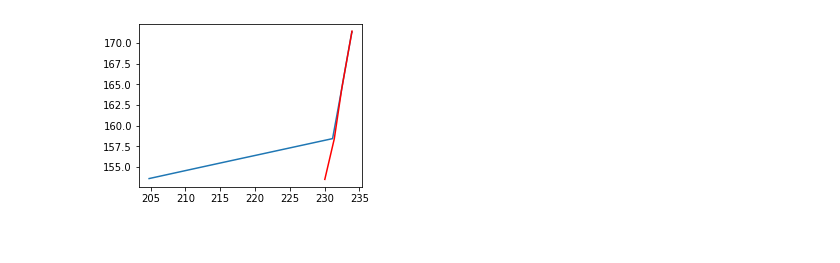
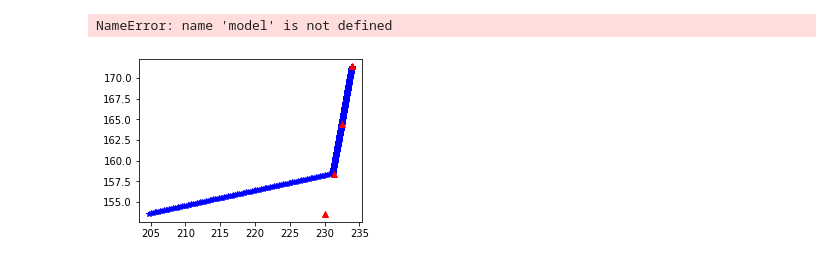
Before and after one commit to sorenhartmann/indoor-location-navigation, a Jupyter notebook: notebooks/1-inital-model.ipynb, the cells around one changed output. Drawn from its saved outputs; the diff is of its cells as text; code cells hidden in the pictures.

```diff
--- a/notebooks/1-inital-model.ipynb
+++ b/notebooks/1-inital-model.ipynb
@@ -18,6 +19,9 @@ height, width = floor.info["map_info"]["height"], floor.info["map_info"]["width"
 floor_uniform = dist.Independent(
     dist.Uniform(low=jnp.array([0, 0]), high=jnp.array([height, width])), 1
 )
+floor_uniform2 = dist.Independent(
+    dist.Uniform(low=jnp.array([-1, -1]), high=jnp.array([1, 1])), 1
+)
 # %%
 def f(carry, noise_t):
   x_pre,sigma = carry
@@ -90,7 +83,14 @@ with handlers.seed(rng_seed=0):
+# %%
+wifi2 = wifi.copy()
+wifi2[:200,:] = np.NAN
+#wifi2[250:,:] = np.NAN
+wifi[200:,:] = np.NAN
+#position[200:,:] = np.NAN
 # %%
 import time
 from jax import random, vmap
 from numpyro.infer import MCMC, NUTS
+import numpy as np
 
 t0 = time.time()
 
@@ -100,6 +100,8 @@ rng_key, rng_key_ = random.split(rng_key)
 pos_is_observed = ~jnp.isnan(position[:, 0])
 pos_is_not_observed = jnp.isnan(position[:, 0])
 
+position2 = position / np.array([width,height])[None,:]-0.5
+
 numpyro.set_host_device_count(4)
 
 nuts_kernel = NUTS(model=initial_model)
@@ -107,7 +109,7 @@ mcmc = MCMC(nuts_kernel, num_samples=1000, num_warmup=1000, num_chains=4)
 mcmc.run(
     rng_key_,
     wifi=jnp.array(wifi),
-    position=jnp.array(position),
+    position=jnp.array(position2),
     pos_is_not_observed=pos_is_not_observed,
     pos_is_observed=pos_is_observed,
 )
@@ -143,0 +220,10 @@ X = hmc_samples["x_0"] + jnp.cumsum(hmc_samples["noises"], axis = 1).transpose((
+# %%
+from numpyro.infer import Predictive
+#initial_model(wifi, position=None, pos_is_observed=None, pos_is_not_observed=None):
+
+
+predictive = Predictive(initial_model, guide=guide, num_samples=1000,
+                        return_sites=("x_hat", "noises"))
+samples = predictive(X_train_torch, y_train_torch)
+# %% [output]
+NameError: name 'model' is not defined
@@ -144,8 +239,8 @@ X = hmc_samples["x_0"] + jnp.cumsum(hmc_samples["noises"], axis = 1).transpose((
 # %%
 import matplotlib.pyplot as plt
 plt.figure(figsize=(4,3))
-plt.plot(*jnp.mean(X, axis=1).T)
-plt.plot(*position[pos_is_observed].T, color = "red")
+plt.plot(*jnp.mean(X, axis=1).T, 'b*')
+plt.plot(*position[pos_is_observed].T, 'r^')
 plt.show()
 # %% [output]
-[figure, old version]
+[figure, new version]
```
Also changed, not shown: parts of 18 cells of this notebook, 1 other file.
